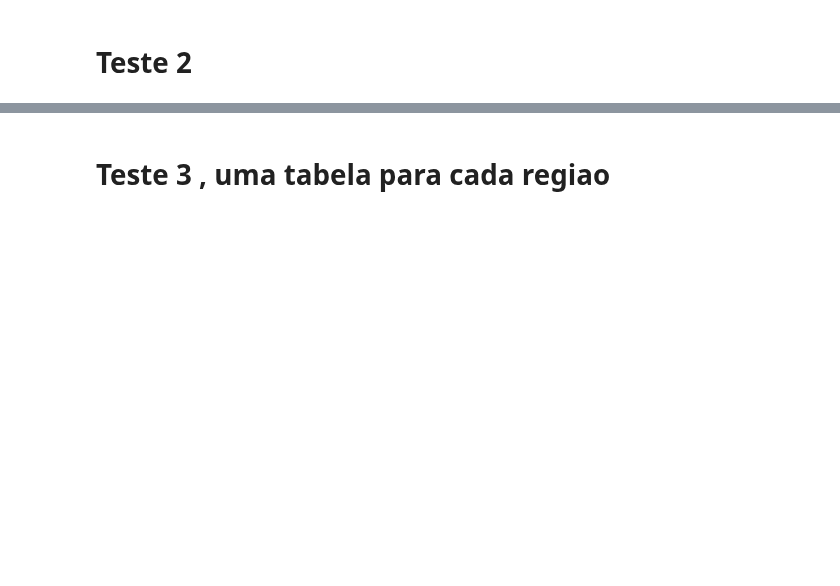
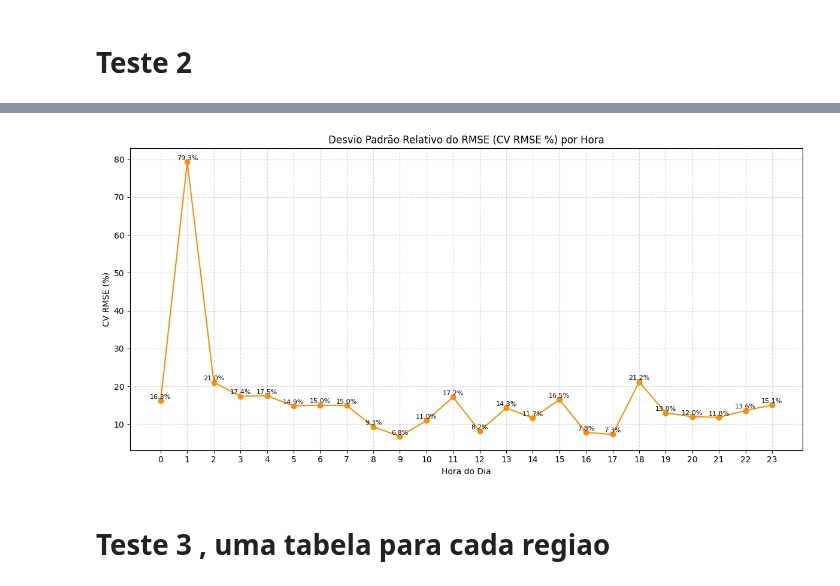
Before and after one commit to jrodrigotico/serena-tcc, a Jupyter notebook: debug_modelo.ipynb, the cells around one changed output, grey strips where cells are left out. Cells and saved outputs as stored; diff of their text form; code cells hidden in the pictures; blank space fills up the shorter version.

```diff
--- a/debug_modelo.ipynb
+++ b/debug_modelo.ipynb
@@ -162,3 +166,7 @@ plot_metricas_por_hora(df_resultado_estado2)
+# %%
+plot_cv_rmse_percent(df_resultado_estado2)
+# %% [output]
+[figure, added]
 # %% [markdown]
 # Teste 3 , uma tabela para cada regiao
 # %%
```
Also changed, not shown: parts of 6 cells of this notebook, 7 other files.
